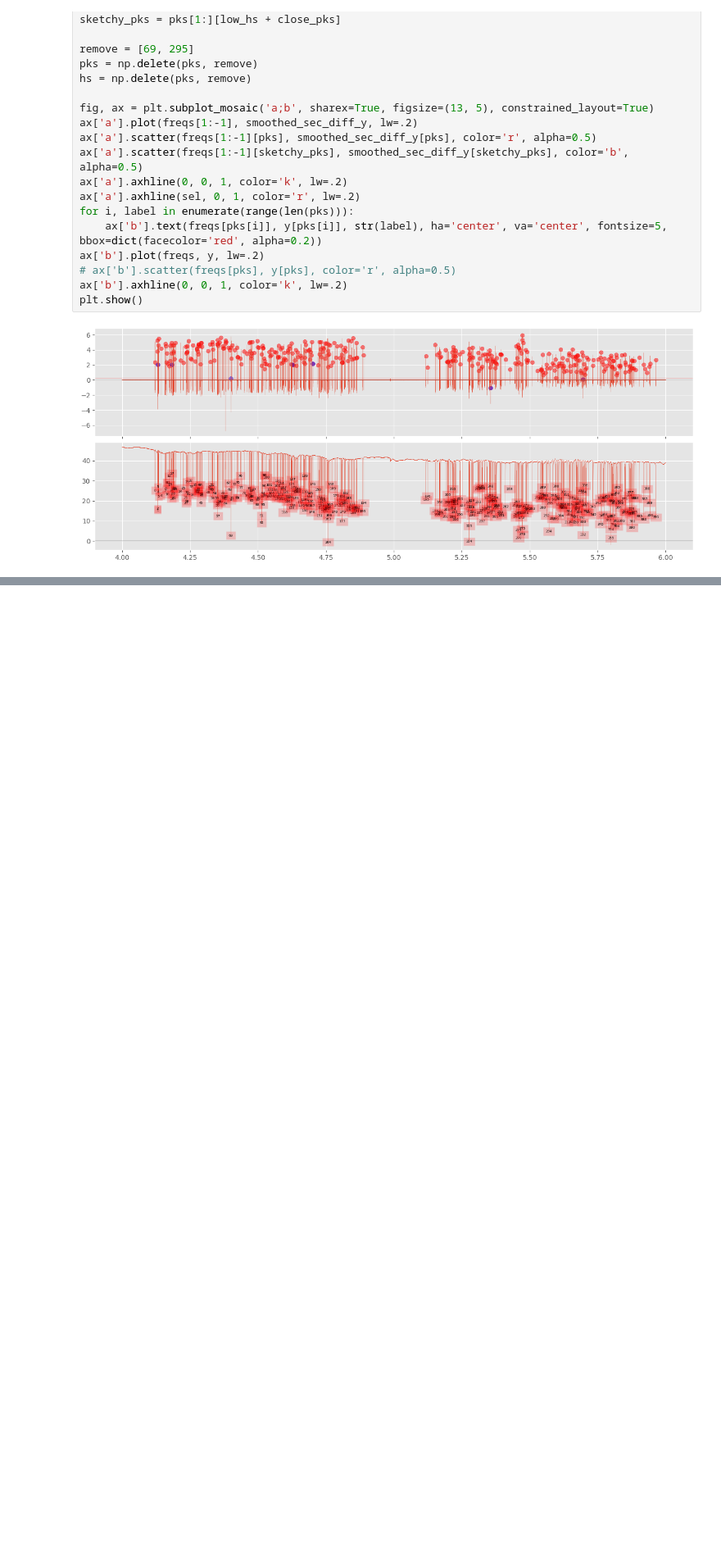
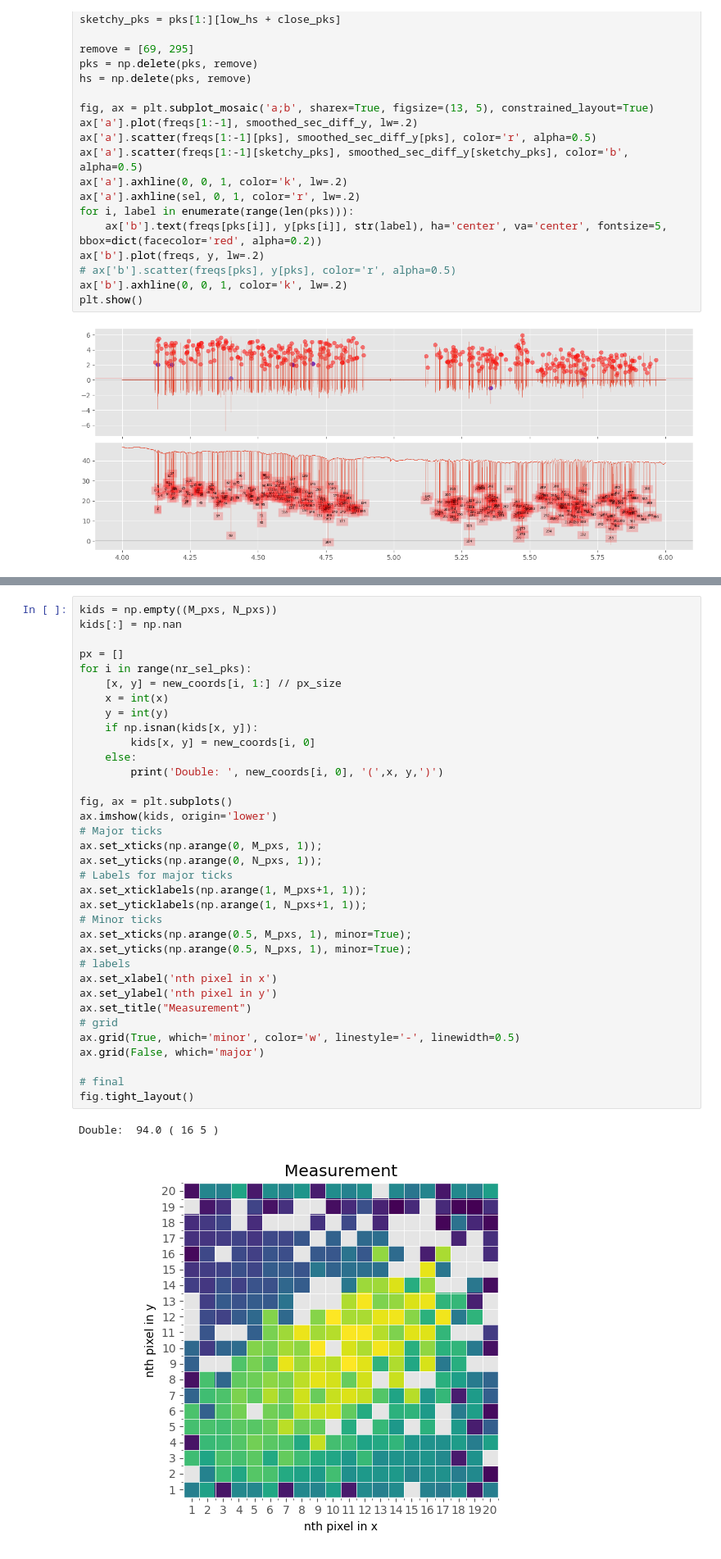
Before and after one commit to wilbertras/spatial-mapping, a Jupyter notebook: plotS21.ipynb, the cells around one changed output, grey strips where cells are left out. Shown at 82% size. Drawn from its saved outputs; the diff is of its cells as text; blank space fills up the shorter version.

```diff
--- a/plotS21.ipynb
+++ b/plotS21.ipynb
@@ -311,0 +289,38 @@ for i in range(20):
+# %%
+kids = np.empty((M_pxs, N_pxs))
+kids[:] = np.nan
+
+px = []
+for i in range(nr_sel_pks):
+    [x, y] = new_coords[i, 1:] // px_size
+    x = int(x)
+    y = int(y)
+    if np.isnan(kids[x, y]):
+        kids[x, y] = new_coords[i, 0]
+    else:
+        print('Double: ', new_coords[i, 0], '(',x, y,')')
+
+fig, ax = plt.subplots()
+ax.imshow(kids, origin='lower')
+# Major ticks
+ax.set_xticks(np.arange(0, M_pxs, 1));
+ax.set_yticks(np.arange(0, N_pxs, 1));
+# Labels for major ticks
+ax.set_xticklabels(np.arange(1, M_pxs+1, 1));
+ax.set_yticklabels(np.arange(1, N_pxs+1, 1));
+# Minor ticks
+ax.set_xticks(np.arange(0.5, M_pxs, 1), minor=True);
+ax.set_yticks(np.arange(0.5, N_pxs, 1), minor=True);
+# labels
+ax.set_xlabel('nth pixel in x')
+ax.set_ylabel('nth pixel in y')
+ax.set_title("Measurement")
+# grid
+ax.grid(True, which='minor', color='w', linestyle='-', linewidth=0.5)
+ax.grid(False, which='major')
+
+# final
+fig.tight_layout()
+# %% [output]
+Double:  94.0 ( 16 5 )
+[figure, added]
```
Also changed, not shown: parts of 16 cells of this notebook, 3 other files.
